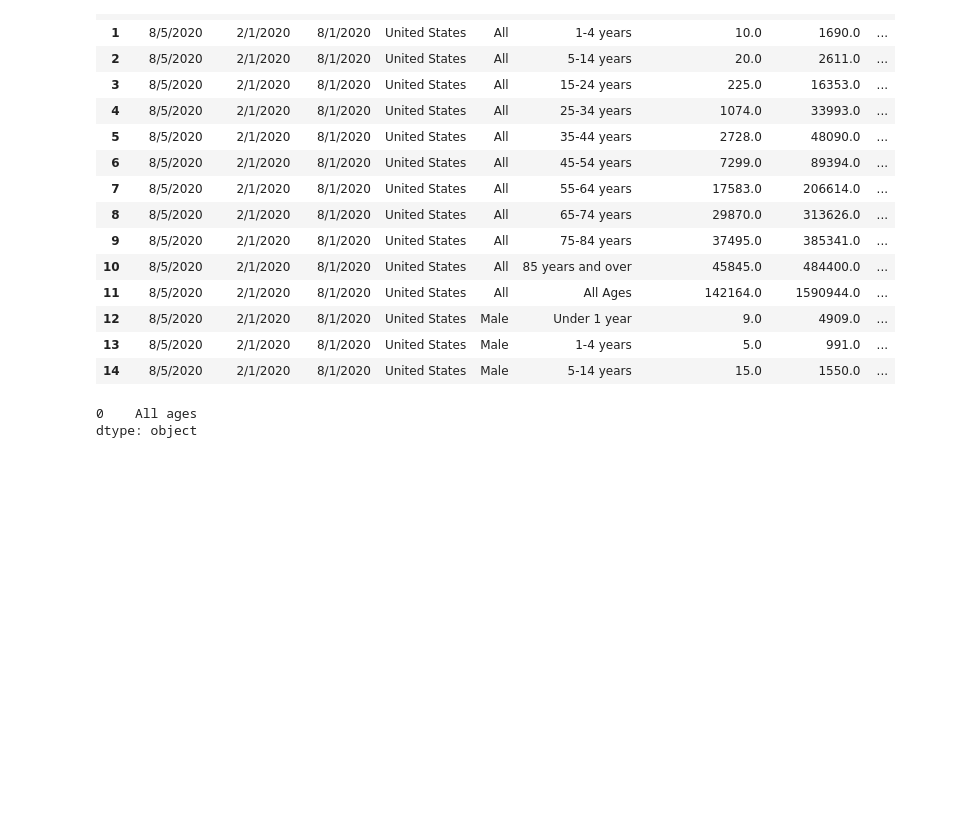
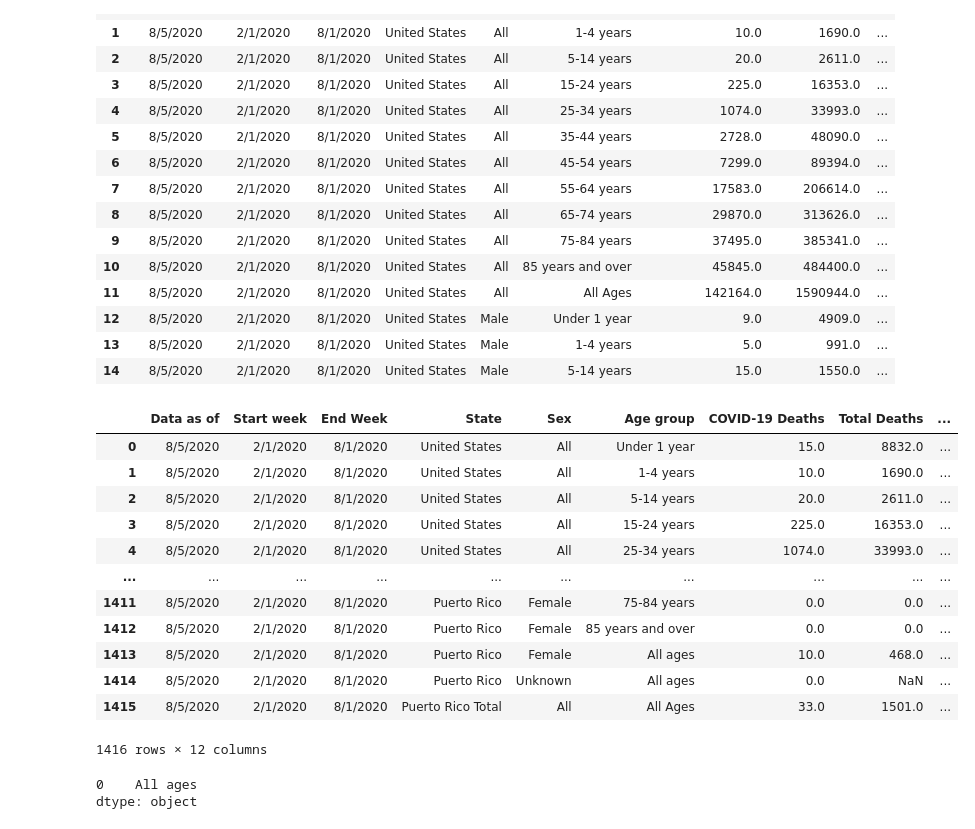
Before and after one commit to Kthomas09/GWU-Project-1, a Jupyter notebook: clean_data_test.ipynb, the cells around one changed output. Cells and saved outputs as stored; diff of their text form; code cells hidden in the pictures; blank space fills up the shorter version.

```diff
--- a/clean_data_test.ipynb
+++ b/clean_data_test.ipynb
@@ -37,6 +37,23 @@ deaths_from_covid.head(15)
 | 12 | 8/5/2020 | 2/1/2020 | 8/1/2020 | United States | Male | Under 1 year | 9.0 | 4909.0 | ... |
 | 13 | 8/5/2020 | 2/1/2020 | 8/1/2020 | United States | Male | 1-4 years | 5.0 | 991.0 | ... |
 | 14 | 8/5/2020 | 2/1/2020 | 8/1/2020 | United States | Male | 5-14 years | 15.0 | 1550.0 | ... |
+# %%
+deaths_from_covid =deaths_from_covid.drop('Footnote', axis=1)
+deaths_from_covid
+# %% [output]
+|  | Data as of | Start week | End Week | State | Sex | Age group | COVID-19 Deaths | Total Deaths | ... |
+| 0 | 8/5/2020 | 2/1/2020 | 8/1/2020 | United States | All | Under 1 year | 15.0 | 8832.0 | ... |
+| 1 | 8/5/2020 | 2/1/2020 | 8/1/2020 | United States | All | 1-4 years | 10.0 | 1690.0 | ... |
+| 2 | 8/5/2020 | 2/1/2020 | 8/1/2020 | United States | All | 5-14 years | 20.0 | 2611.0 | ... |
+| 3 | 8/5/2020 | 2/1/2020 | 8/1/2020 | United States | All | 15-24 years | 225.0 | 16353.0 | ... |
+| 4 | 8/5/2020 | 2/1/2020 | 8/1/2020 | United States | All | 25-34 years | 1074.0 | 33993.0 | ... |
+| ... | ... | ... | ... | ... | ... | ... | ... | ... | ... |
+| 1411 | 8/5/2020 | 2/1/2020 | 8/1/2020 | Puerto Rico | Female | 75-84 years | 0.0 | 0.0 | ... |
+| 1412 | 8/5/2020 | 2/1/2020 | 8/1/2020 | Puerto Rico | Female | 85 years and over | 0.0 | 0.0 | ... |
+| 1413 | 8/5/2020 | 2/1/2020 | 8/1/2020 | Puerto Rico | Female | All ages | 10.0 | 468.0 | ... |
+| 1414 | 8/5/2020 | 2/1/2020 | 8/1/2020 | Puerto Rico | Unknown | All ages | 0.0 | NaN | ... |
+| 1415 | 8/5/2020 | 2/1/2020 | 8/1/2020 | Puerto Rico Total | All | All Ages | 33.0 | 1501.0 | ... |
+1416 rows × 12 columns
 # %%
 mode=deaths_from_covid["Age group"].mode()
 mode
```
Also changed, not shown: parts of 12 cells of this notebook.
